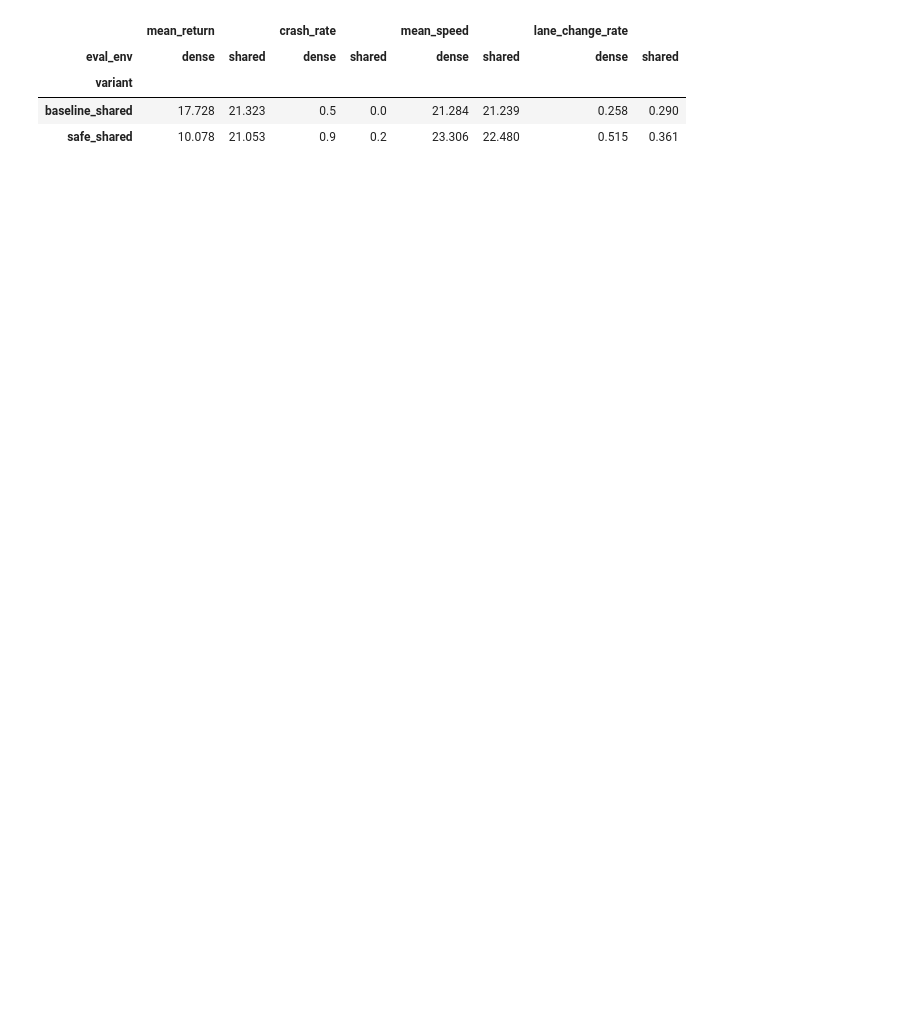
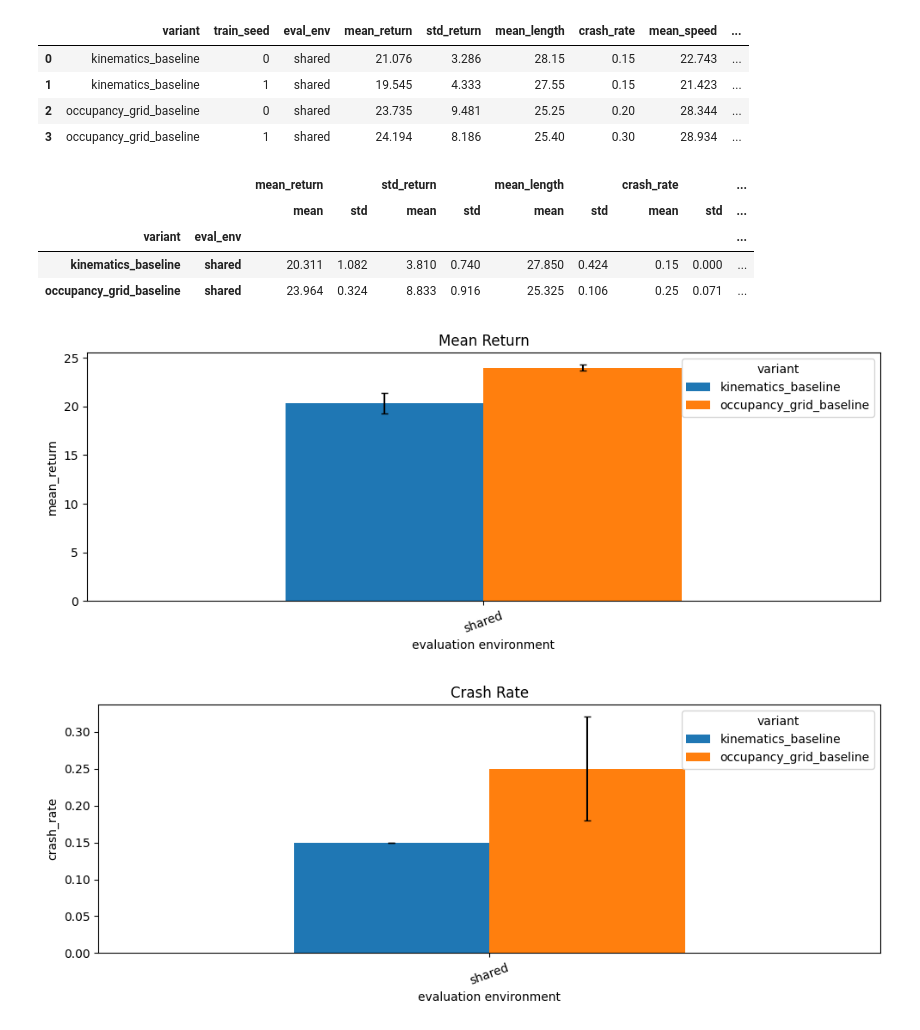
Before and after one commit to tpedenaud/HighwayToRL, a Jupyter notebook: extension.ipynb, the cells around one changed output. Cells and saved outputs as stored; diff of their text form; code cells hidden in the pictures; blank space fills up the shorter version.

```diff
--- a/extension.ipynb
+++ b/extension.ipynb
@@ -28,14 +155,4 @@ def make_eval_config(traffic_name):
 # %%
-# Cell 2: train the two agents
-agents = {}
-metrics_by_variant = {}
-
-for variant_name in TRAIN_VARIANTS_TO_RUN:
-    agent, metrics = train(
-        seed=0,
-        run_dir=f"artifacts/extension/{variant_name}/seed_0",
-        **make_train_kwargs(variant_name),
-    )
-    agents[variant_name] = agent
-    metrics_by_variant[variant_name] = metrics
+observation_variants = make_observation_variants()
+observation_variants
 # %% [output]
@@ -59,4 +169,7 @@ step=19984, return=4.14, epsilon=0.051
 # %%
-# Cell 3: quick look at the training curves
-for variant_name in TRAIN_VARIANTS_TO_RUN:
-    plot_training_curve(metrics_by_variant[variant_name], label=variant_name)
+obs_agents, obs_metrics = run_training_study(
+    study_name="observation_study",
+    variants=observation_variants,
+    train_seeds=OBS_TRAIN_SEEDS,
+    total_steps=OBS_TOTAL_STEPS,
+)
@@ -99,15 +183,29 @@ display(results_df.round(3))
 # %%
-# Cell 5: cleaner comparison table
-comparison = results_df.pivot(
-    index="variant",
-    columns="eval_env",
-    values=["mean_return", "crash_rate", "mean_speed", "lane_change_rate"],
+obs_results_df = run_evaluation_study(
+    study_name="observation_study",
+    variants=observation_variants,
+    agents_by_run=obs_agents,
+    eval_seeds=OBS_EVAL_SEEDS,
+    eval_env_names=OBS_EVAL_ENVS,
 )
 
-display(comparison.round(3))
+display(obs_results_df.round(3))
+display(make_extension_summary_table(obs_results_df))
+
+plot_extension_metric(obs_results_df, "mean_return")
+plot_extension_metric(obs_results_df, "crash_rate")
+plot_extension_metric(obs_results_df, "mean_speed")
+plot_extension_metric(obs_results_df, "actual_lane_change_rate")
 # %% [output]
-|  | mean_return |  | crash_rate |  | mean_speed |  | lane_change_rate |  |
-| eval_env | dense | shared | dense | shared | dense | shared | dense | shared |
-| variant |  |  |  |  |  |  |  |  |
-| baseline_shared | 17.728 | 21.323 | 0.5 | 0.0 | 21.284 | 21.239 | 0.258 | 0.290 |
-| safe_shared | 10.078 | 21.053 | 0.9 | 0.2 | 23.306 | 22.480 | 0.515 | 0.361 |
+|  | variant | train_seed | eval_env | mean_return | std_return | mean_length | crash_rate | mean_speed | ... |
+| 0 | kinematics_baseline | 0 | shared | 21.076 | 3.286 | 28.15 | 0.15 | 22.743 | ... |
+| 1 | kinematics_baseline | 1 | shared | 19.545 | 4.333 | 27.55 | 0.15 | 21.423 | ... |
+| 2 | occupancy_grid_baseline | 0 | shared | 23.735 | 9.481 | 25.25 | 0.20 | 28.344 | ... |
+| 3 | occupancy_grid_baseline | 1 | shared | 24.194 | 8.186 | 25.40 | 0.30 | 28.934 | ... |
+|  |  | mean_return |  | std_return |  | mean_length |  | crash_rate |  | ... |
+|  |  | mean | std | mean | std | mean | std | mean | std | ... |
+| variant | eval_env |  |  |  |  |  |  |  |  | ... |
+| kinematics_baseline | shared | 20.311 | 1.082 | 3.810 | 0.740 | 27.850 | 0.424 | 0.15 | 0.000 | ... |
+| occupancy_grid_baseline | shared | 23.964 | 0.324 | 8.833 | 0.916 | 25.325 | 0.106 | 0.25 | 0.071 | ... |
+[figure, added]
+[figure, added]
```
Also changed, not shown: parts of 31 cells of this notebook, 36 other files.
